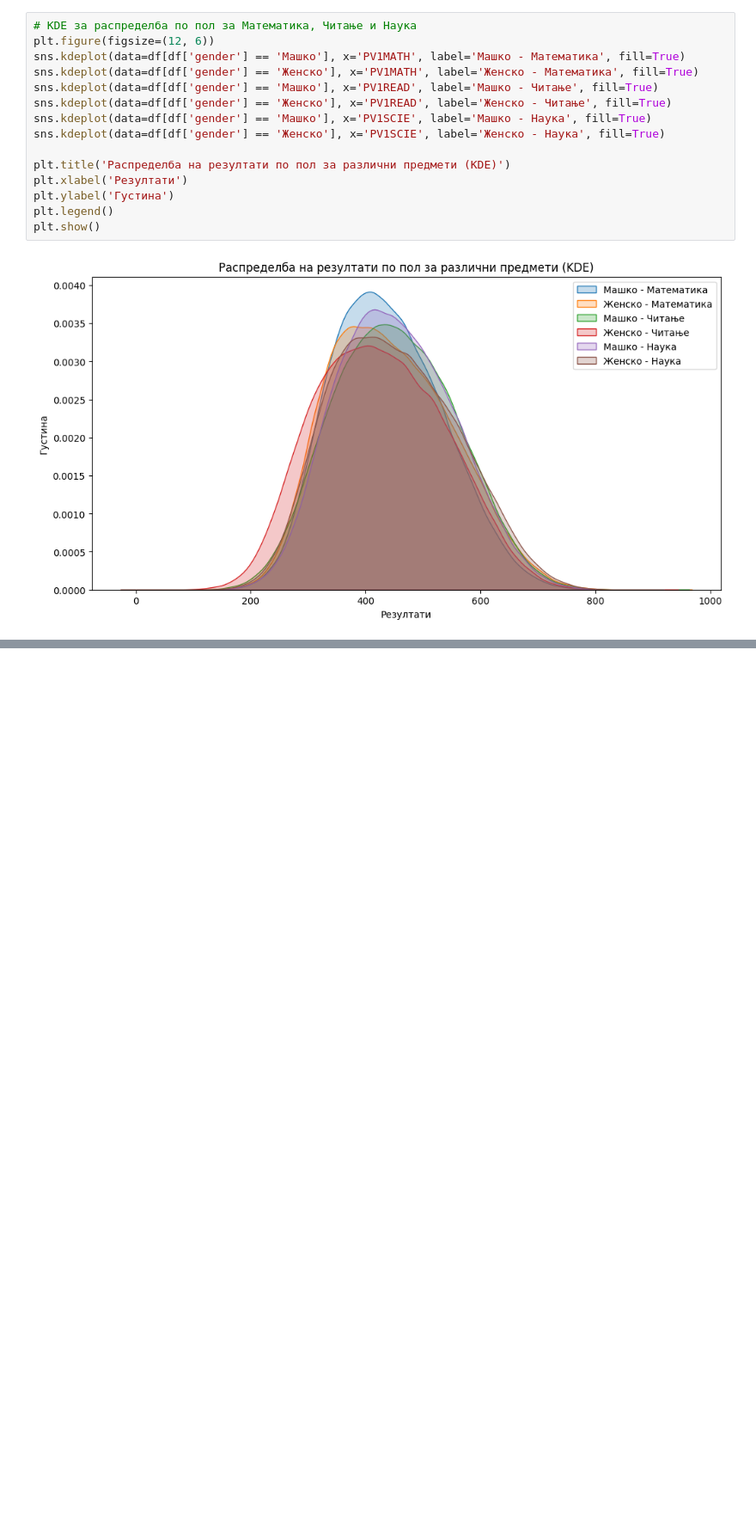
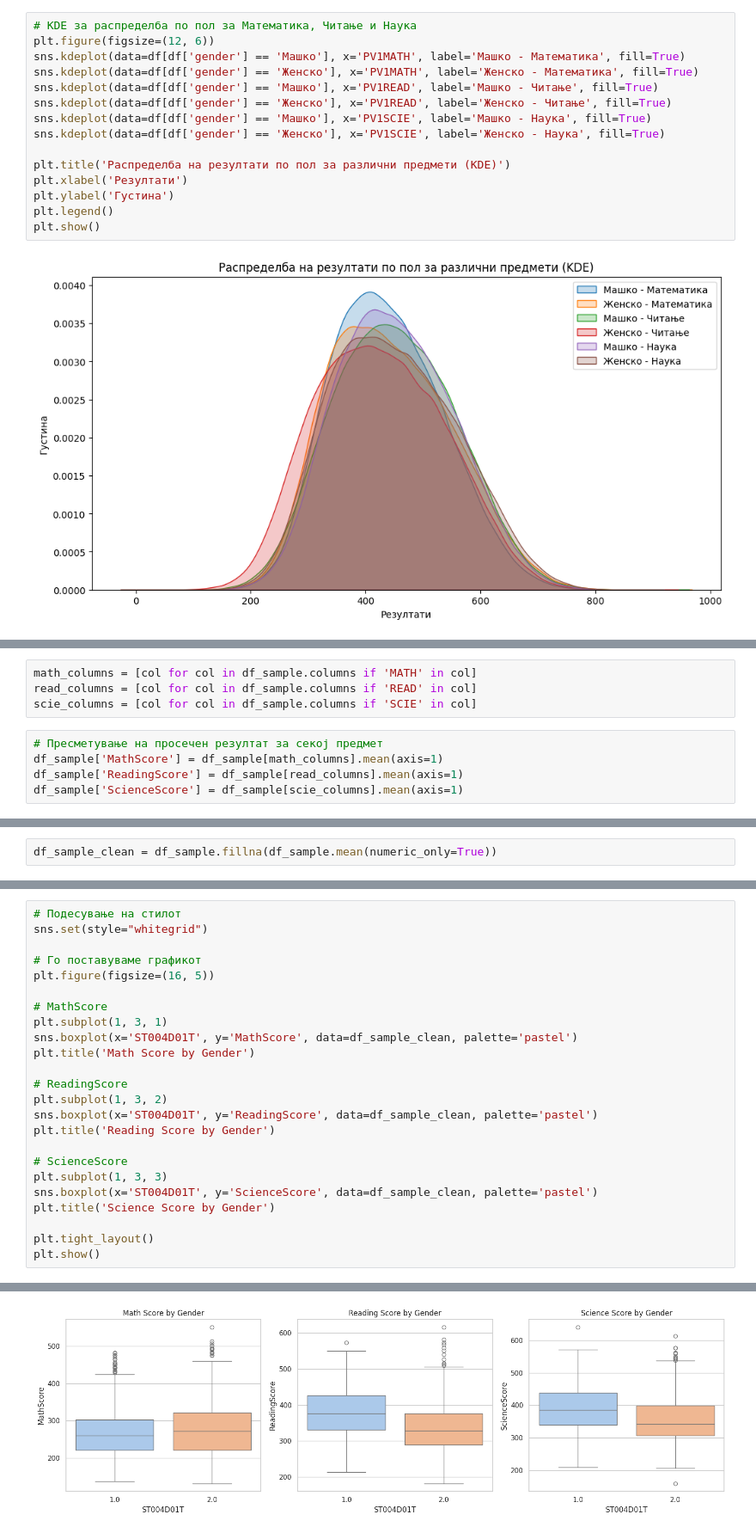
Before and after one commit to jovevskaaleksandra/data-analysis-of-testing-results, a Jupyter notebook: 181074_VNP_proekt.ipynb, the cells around one changed output, grey strips where cells are left out. Shown at 86% size. Saved outputs shown, nothing was run; the diff lists cells and outputs as text; blank space fills up the shorter version.

```diff
--- a/181074_VNP_proekt.ipynb
+++ b/181074_VNP_proekt.ipynb
@@ -268,0 +243,9 @@ plt.show()
+# %%
+math_columns = [col for col in df_sample.columns if 'MATH' in col]
+read_columns = [col for col in df_sample.columns if 'READ' in col]
+scie_columns = [col for col in df_sample.columns if 'SCIE' in col]
+# %%
+# Пресметување на просечен резултат за секој предмет
+df_sample['MathScore'] = df_sample[math_columns].mean(axis=1)
+df_sample['ReadingScore'] = df_sample[read_columns].mean(axis=1)
+df_sample['ScienceScore'] = df_sample[scie_columns].mean(axis=1)
@@ -268,0 +286,2 @@ plt.show()
+# %%
+df_sample_clean = df_sample.fillna(df_sample.mean(numeric_only=True))
@@ -268,0 +341,25 @@ plt.show()
+# %%
+# Подесување на стилот
+sns.set(style="whitegrid")
+
+# Го поставуваме графикот
+plt.figure(figsize=(16, 5))
+
+# MathScore
+plt.subplot(1, 3, 1)
+sns.boxplot(x='ST004D01T', y='MathScore', data=df_sample_clean, palette='pastel')
+plt.title('Math Score by Gender')
+
+# ReadingScore
+plt.subplot(1, 3, 2)
+sns.boxplot(x='ST004D01T', y='ReadingScore', data=df_sample_clean, palette='pastel')
+plt.title('Reading Score by Gender')
+
+# ScienceScore
+plt.subplot(1, 3, 3)
+sns.boxplot(x='ST004D01T', y='ScienceScore', data=df_sample_clean, palette='pastel')
+plt.title('Science Score by Gender')
+
+plt.tight_layout()
+plt.show()
+# %% [output]
@@ -268,0 +377 @@ plt.show()
+[figure, added]
```
Also changed, not shown: parts of 27 cells of this notebook.
